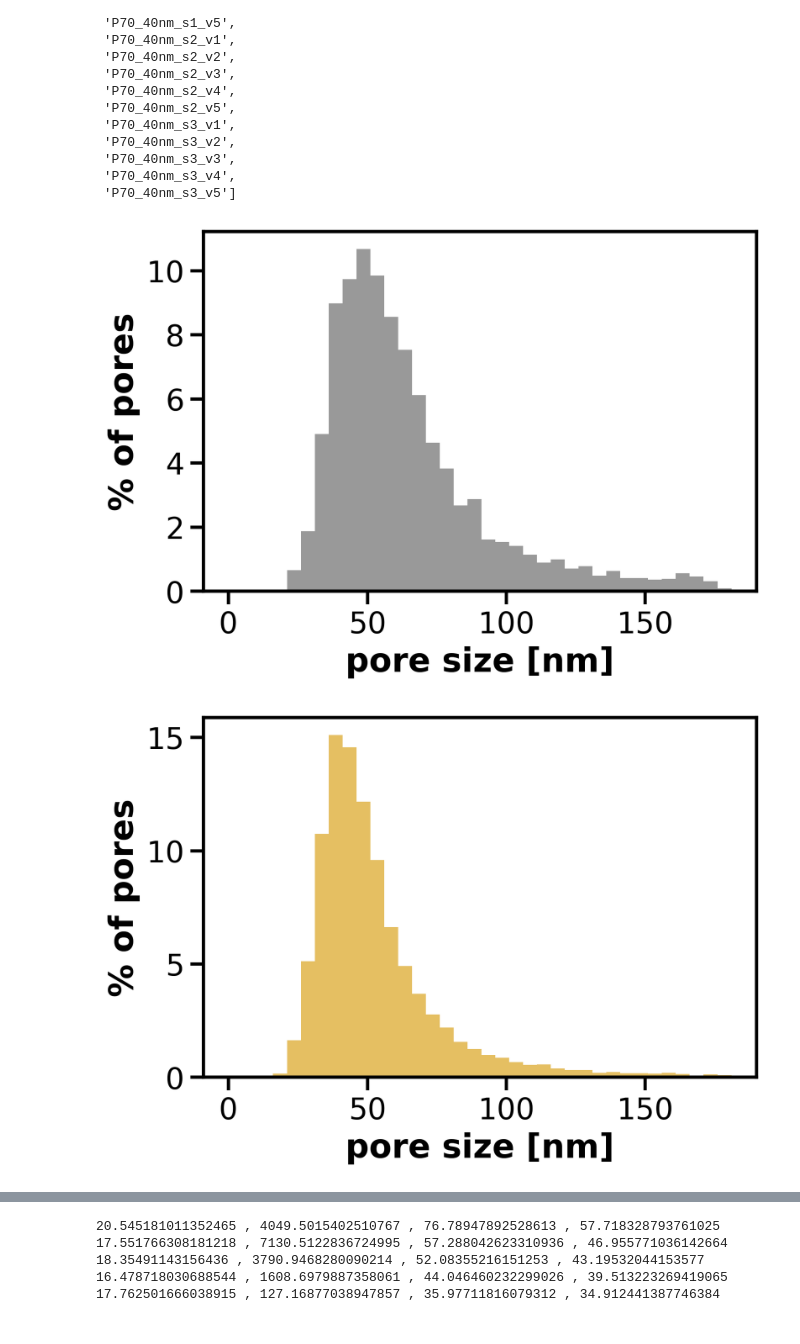
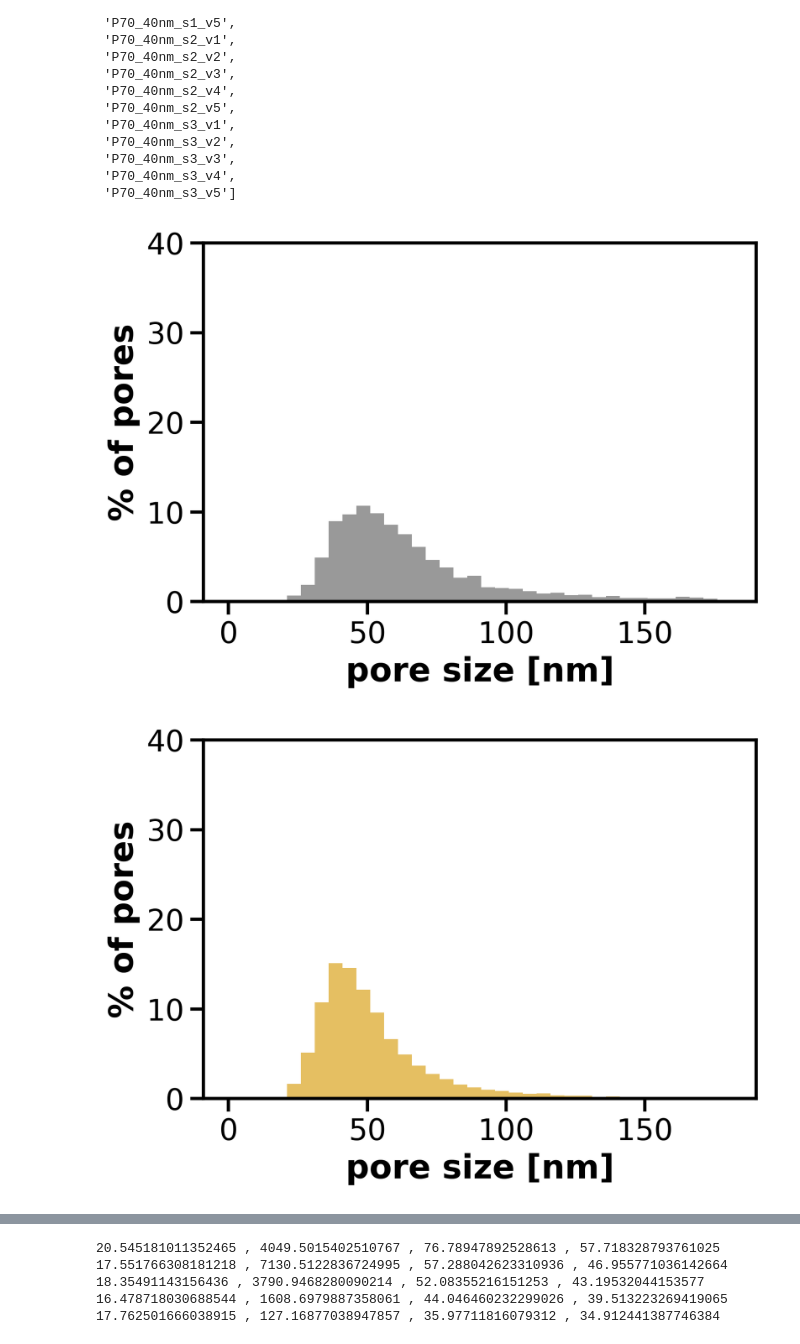
Before and after one commit to mimc7580/image_analysis, a Jupyter notebook: 10_25_20_Obstruction_Scaling_Model_Age.ipynb, the cells around one changed output, grey strips where cells are left out. Drawn from its saved outputs; the diff is of its cells as text; code cells hidden in the pictures.

Commit message:
Updating figure adjustments for paper resubmission

```diff
--- a/10_25_20_Obstruction_Scaling_Model_Age.ipynb
+++ b/10_25_20_Obstruction_Scaling_Model_Age.ipynb
@@ -162,7 +162,7 @@ plt.figure(1, dpi=300).tight_layout()
 ax = plt.gca()
 ax = Deff_vals_P14["Pore size [nm]"].plot.hist(weights = np.ones_like(Deff_vals_P14.index) / len(Deff_vals_P14.index)*100, bins=[0,6,11,16,21,26,31,36,41,46,51,56,61,66,71,76,81,86,91,96,101,106,111,116,121,126,131,136,141,146,151,156,161,166,171,176,181],color='grey', alpha=0.8)
 #ax.xaxis.set_ticks(np.arange(0, 71, 5))
-#ax.yaxis.set_ticks(np.arange(0, 18, 5))
+ax.yaxis.set_ticks(np.arange(0, 41, 10))
 ax.set_ylabel('% of pores', fontsize=20, weight='bold')
 ax.set_xlabel('pore size [nm]', fontsize=20, weight='bold')
 #ax.set_title('NC')
@@ -176,7 +176,7 @@ plt.figure(2, dpi=300).tight_layout()
 ax2 = plt.gca()
 ax2 = Deff_vals_P21["Pore size [nm]"].plot.hist(weights = np.ones_like(Deff_vals_P21.index) / len(Deff_vals_P21.index)*100, bins=[0,6,11,16,21,26,31,36,41,46,51,56,61,66,71,76,81,86,91,96,101,106,111,116,121,126,131,136,141,146,151,156,161,166,171,176,181], color='goldenrod', alpha=0.7)
 #ax2.xaxis.set_ticks(np.arange(0, 71, 5))
-#ax2.yaxis.set_ticks(np.arange(0, 18, 5))
+ax2.yaxis.set_ticks(np.arange(0, 41, 10))
 ax2.set_ylabel('% of pores', fontsize=20, weight='bold')
 ax2.set_xlabel('pore size [nm]', fontsize=20, weight='bold')
 #ax2.set_title('OGD 0.5h')
@@ -190,7 +190,7 @@ plt.figure(3, dpi=300).tight_layout()
 ax3 = plt.gca()
 ax3 = Deff_vals_P28["Pore size [nm]"].plot.hist(weights = np.ones_like(Deff_vals_P28.index) / len(Deff_vals_P28.index)*100, bins=[0,6,11,16,21,26,31,36,41,46,51,56,61,66,71,76,81,86,91,96,101,106,111,116,121,126,131,136,141,146,151,156,161,166,171,176,181], color='cornflowerblue')
 #ax3.xaxis.set_ticks(np.arange(0, 71, 5))
-#ax3.yaxis.set_ticks(np.arange(0, 18, 5))
+ax3.yaxis.set_ticks(np.arange(0, 41, 10))
 ax3.set_ylabel('% of pores', fontsize=20, weight='bold')
 ax3.set_xlabel('pore size [nm]', fontsize=20, weight='bold')
 #ax3.set_title('OGD 1.5h')
@@ -198,34 +198,34 @@ ax3.tick_params(labelsize=18, length=8, width=2)
 #ax3.tick_params(which = 'minor', length=5, width=1)
 for axis in ['top','bottom','left','right']:
     ax3.spines[axis].set_linewidth(2)
 
 
 plt.figure(4, dpi=300).tight_layout()
 ax4 = plt.gca()
 ax4 = Deff_vals_P35["Pore size [nm]"].plot.hist(weights = np.ones_like(Deff_vals_P35.index) / len(Deff_vals_P35.index)*100, bins=[0,6,11,16,21,26,31,36,41,46,51,56,61,66,71,76,81,86,91,96,101,106,111,116,121,126,131,136,141,146,151,156,161,166,171,176,181], color='darkviolet')
 #ax4.xaxis.set_ticks(np.arange(0, 71, 5))
-#ax4.yaxis.set_ticks(np.arange(0, 31, 10))
+ax4.yaxis.set_ticks(np.arange(0, 41, 10))
 ax4.set_ylabel('% of pores', fontsize=20, weight='bold')
 ax4.set_xlabel('pore size [nm]', fontsize=20, weight='bold')
 #ax4.set_title('OGD 0.5h')
 ax4.tick_params(labelsize=18, length=8, width=2)
 #ax4.tick_params(which = 'minor', length=5, width=1)
 for axis in ['top','bottom','left','right']:
     ax4.spines[axis].set_linewidth(2)
 
 
 plt.figure(5, dpi=300).tight_layout()
 ax5 = plt.gca()
 ax5 = Deff_vals_P70["Pore size [nm]"].plot.hist(weights = np.ones_like(Deff_vals_P70.index) / len(Deff_vals_P70.index)*100, bins=[0,6,11,16,21,26,31,36,41,46,51,56,61,66,71,76,81,86,91,96,101,106,111,116,121,126,131,136,141,146,151,156,161,166,171,176,181], color='darkgreen', alpha=0.9)
 #ax5.xaxis.set_ticks(np.arange(0, 71, 5))
-#ax5.yaxis.set_ticks(np.arange(0, 31, 10))
+ax5.yaxis.set_ticks(np.arange(0, 41, 10))
 ax5.set_ylabel('% of pores', fontsize=20, weight='bold')
 ax5.set_xlabel('pore size [nm]', fontsize=20, weight='bold')
 #ax5.set_title('OGD 0.5h')
 ax5.tick_params(labelsize=18, length=8, width=2)
 #ax5.tick_params(which = 'minor', length=5, width=1)
 for axis in ['top','bottom','left','right']:
     ax5.spines[axis].set_linewidth(2)
 # %% [output]
-[figure, old version]
+[figure, new version]
-[figure, old version]
+[figure, new version]
```
Also changed, not shown: parts of 1 cell of this notebook.
